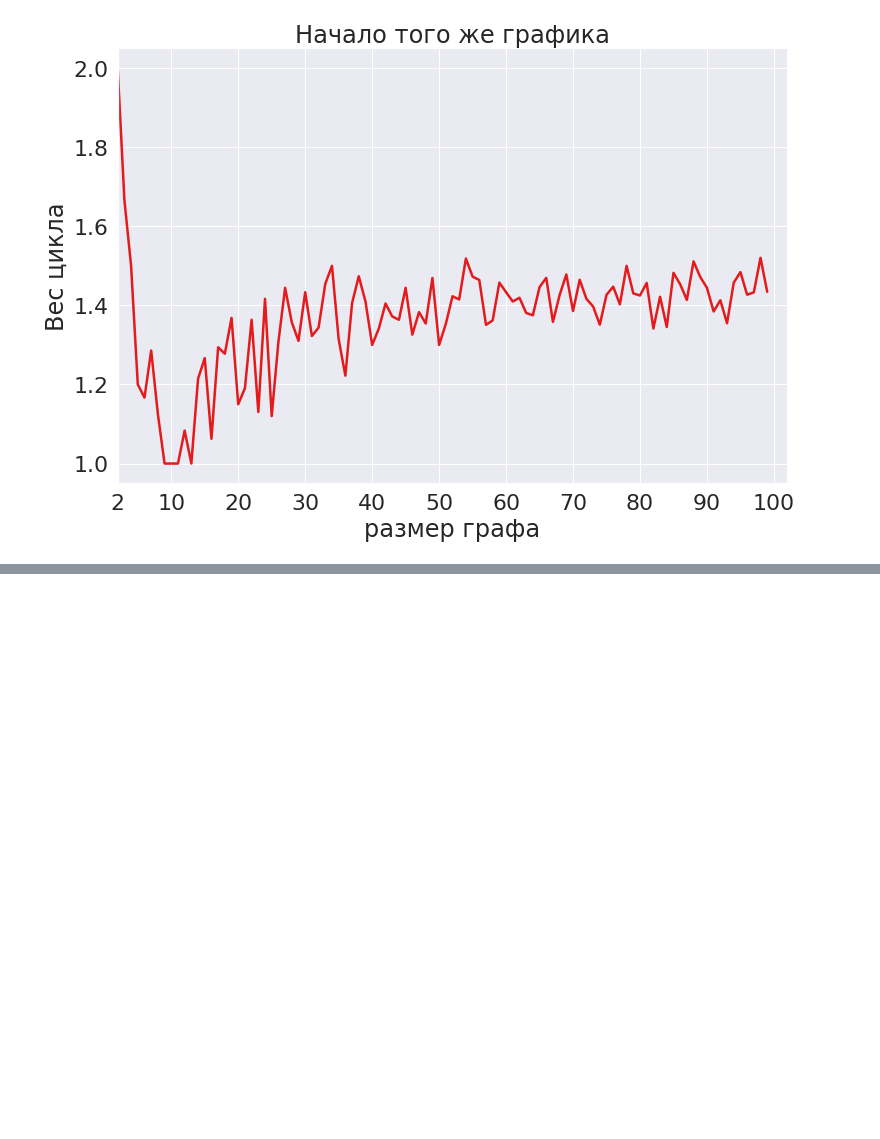
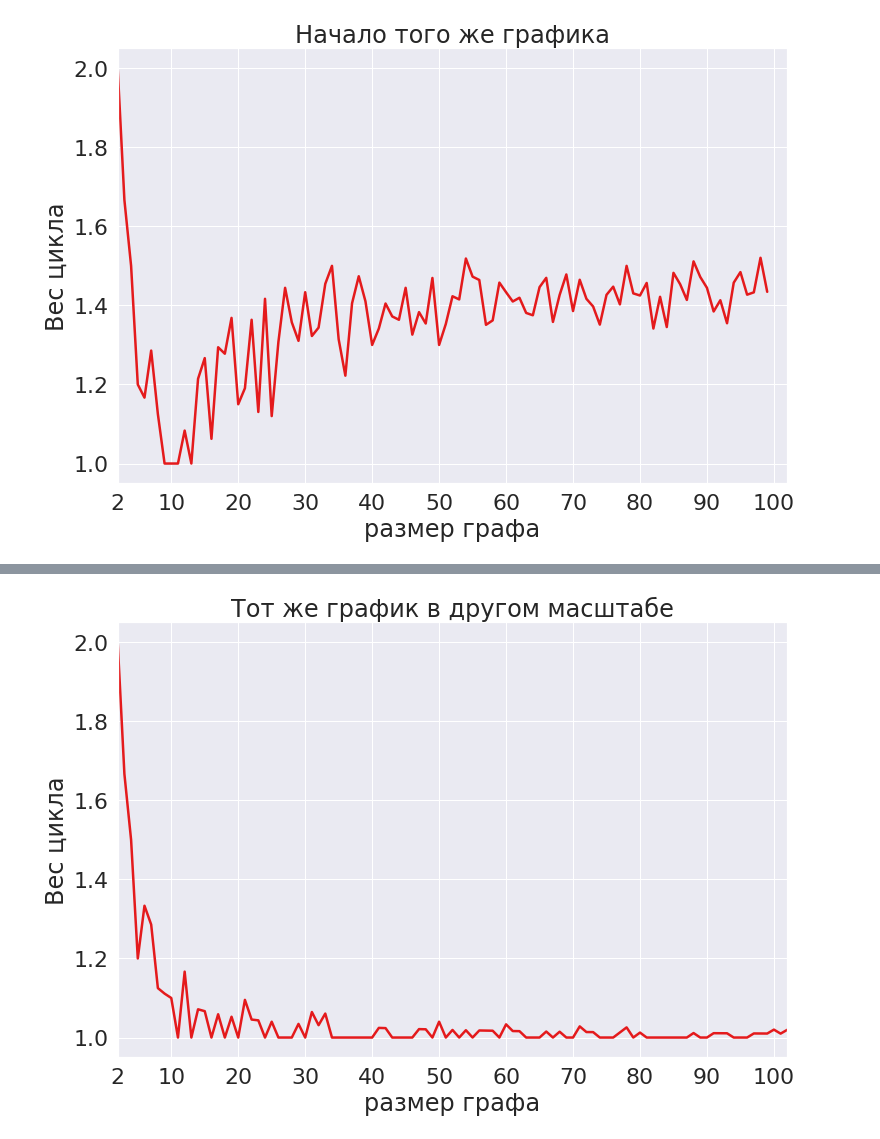
Before and after one commit to falseness/tsp, a Jupyter notebook: project.ipynb, the cells around one changed output, grey strips where cells are left out. Saved outputs shown, nothing was run; the diff lists cells and outputs as text; code cells hidden in the pictures; blank space fills up the shorter version.

```diff
--- a/project.ipynb
+++ b/project.ipynb
@@ -93,3 +107,7 @@ draw_first100_graphs(results, 'Тот же график в другом масш
+# %%
+draw_first100_graphs(results, 'Тот же график в другом масштабе')
+# %% [output]
+[figure, added]
 # %%
 
 import pandas as pd
```
Also changed, not shown: parts of 7 cells of this notebook, 11 other files.
